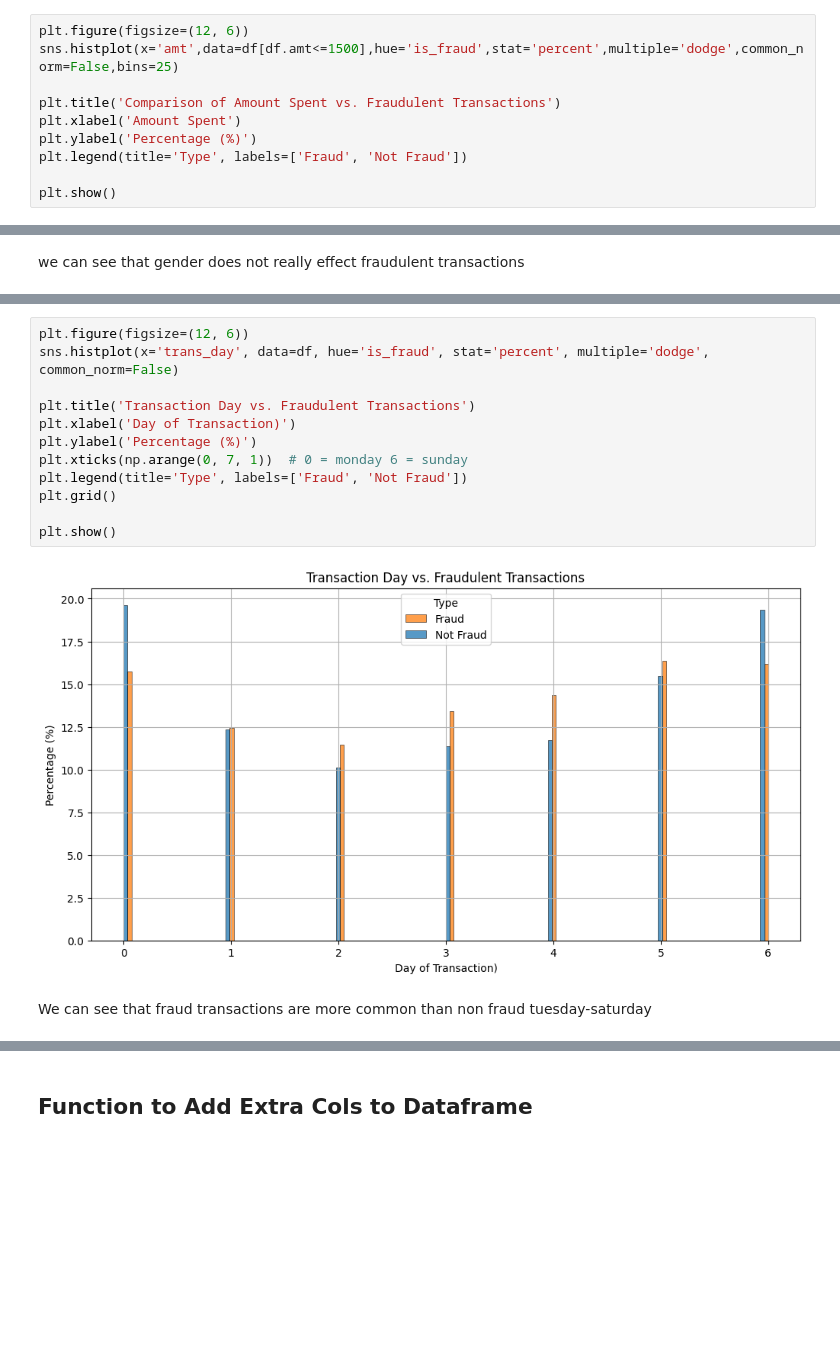
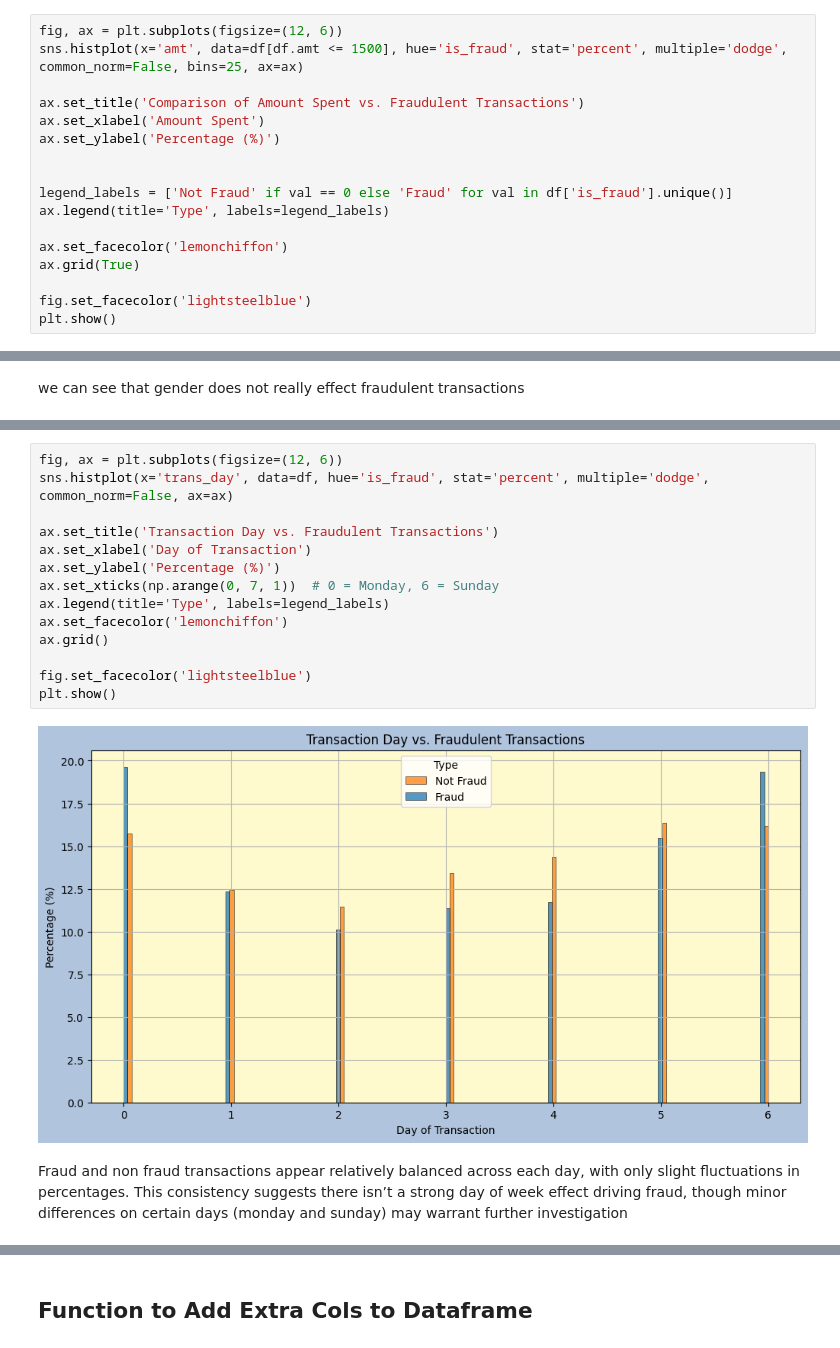
Before and after one commit to KM016/CCFraudDetection, a Jupyter notebook: main.ipynb, the cells around one changed output, grey strips where cells are left out. Drawn from its saved outputs; the diff is of its cells as text; blank space fills up the shorter version.

```diff
--- a/main.ipynb
+++ b/main.ipynb
@@ -50,13 +72,20 @@ features_to_compare = ['amt', 'gender', 'category', 'merchant', 'age', 'day', 'm
 # %% [markdown]
 ### Amount vs Fraud
 # %%
-plt.figure(figsize=(12, 6))
-sns.histplot(x='amt',data=df[df.amt<=1500],hue='is_fraud',stat='percent',multiple='dodge',common_norm=False,bins=25)
+fig, ax = plt.subplots(figsize=(12, 6))
+sns.histplot(x='amt', data=df[df.amt <= 1500], hue='is_fraud', stat='percent', multiple='dodge', common_norm=False, bins=25, ax=ax)
 
-plt.title('Comparison of Amount Spent vs. Fraudulent Transactions')
-plt.xlabel('Amount Spent')
-plt.ylabel('Percentage (%)')
-plt.legend(title='Type', labels=['Fraud', 'Not Fraud'])
+ax.set_title('Comparison of Amount Spent vs. Fraudulent Transactions')
+ax.set_xlabel('Amount Spent')
+ax.set_ylabel('Percentage (%)')
 
+
+legend_labels = ['Not Fraud' if val == 0 else 'Fraud' for val in df['is_fraud'].unique()]
+ax.legend(title='Type', labels=legend_labels)
+
+ax.set_facecolor('lemonchiffon')
+ax.grid(True)
+
+fig.set_facecolor('lightsteelblue')
 plt.show()
 # %% [output]
@@ -125,17 +164,19 @@ we can see that fraud transaction are much more common in the late hours of the
 # %%
-plt.figure(figsize=(12, 6))
-sns.histplot(x='trans_day', data=df, hue='is_fraud', stat='percent', multiple='dodge', common_norm=False)
+fig, ax = plt.subplots(figsize=(12, 6))
+sns.histplot(x='trans_day', data=df, hue='is_fraud', stat='percent', multiple='dodge', common_norm=False, ax=ax)
 
-plt.title('Transaction Day vs. Fraudulent Transactions')
-plt.xlabel('Day of Transaction)')
-plt.ylabel('Percentage (%)')
-plt.xticks(np.arange(0, 7, 1))  # 0 = monday 6 = sunday
-plt.legend(title='Type', labels=['Fraud', 'Not Fraud'])
-plt.grid()
+ax.set_title('Transaction Day vs. Fraudulent Transactions')
+ax.set_xlabel('Day of Transaction')
+ax.set_ylabel('Percentage (%)')
+ax.set_xticks(np.arange(0, 7, 1))  # 0 = Monday, 6 = Sunday
+ax.legend(title='Type', labels=legend_labels)
+ax.set_facecolor('lemonchiffon')
+ax.grid()
 
+fig.set_facecolor('lightsteelblue')
 plt.show()
 # %% [output]
-[figure, old version]
+[figure, new version]
-# %% [markdown]
-We can see that fraud transactions are more common than non fraud tuesday-saturday
+# %% [markdown]
+Fraud and non fraud transactions appear relatively balanced across each day, with only slight fluctuations in percentages. This consistency suggests there isn’t a strong day of week effect driving fraud, though minor differences on certain days (monday and sunday) may warrant further investigation
 # %%
```
Also changed, not shown: parts of 64 cells of this notebook.
